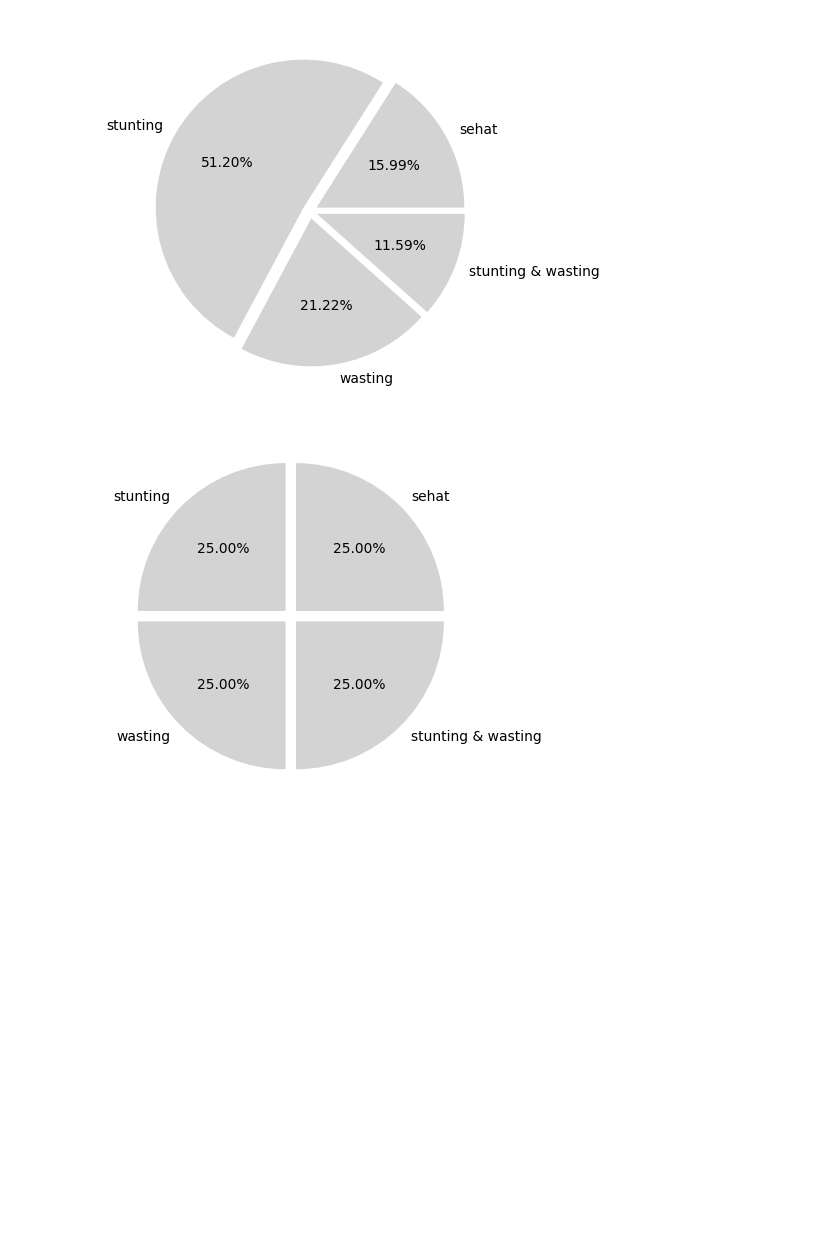
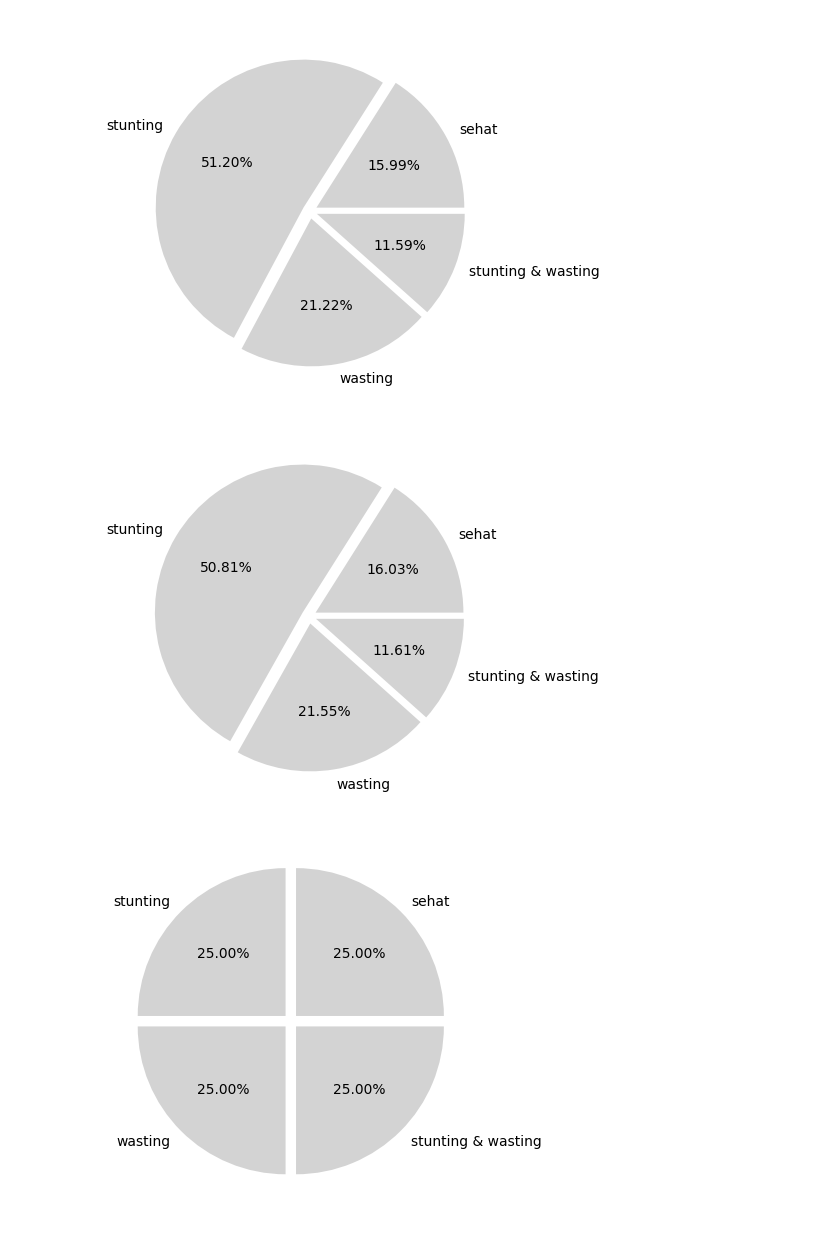
Before and after one commit to ChokitoHaskar/Project_ANN, a Jupyter notebook: Second-Try/pre-processing/transformation-data/transformation.ipynb, the cells around one changed output. Cells and saved outputs as stored; diff of their text form; code cells hidden in the pictures; blank space fills up the shorter version.

```diff
--- a/Second-Try/pre-processing/transformation-data/transformation.ipynb
+++ b/Second-Try/pre-processing/transformation-data/transformation.ipynb
@@ -155,6 +155,26 @@ fitur = dataset.loc[:, ['jenisKelamin', 'umur', 'beratBadan', 'tinggiBadan']]
 label = dataset.loc[:, ['label']]
 # bagi dataset menjadi 2 data, latih dan uji
 latih_fitur, uji_fitur, latih_target, uji_target = sk_split(fitur, label, test_size=0.20)
+# %%
+# hitung total persebaran
+totalSehat = latih_target.loc[latih_target.label == 0, 'label'].count()
+totalStunting = latih_target.loc[latih_target.label == 1, 'label'].count()
+totalWasting = latih_target.loc[latih_target.label == 2, 'label'].count()
+totalKeduanya = latih_target.loc[latih_target.label == 3, 'label'].count()
+
+# beri label tiap data
+labels = ['sehat', 'stunting', 'wasting', 'stunting & wasting']
+# beri spasi antar data
+explode = [0.05, 0.05, 0.05, 0.05]
+# beri warna setiap data
+colors = ['lightgray', 'lightgray', 'lightgray', 'lightgray']
+
+# visualisasikan ke matplot piechart
+fig, ax = plt.subplots()
+ax = plt.pie([totalSehat, totalStunting, totalWasting, totalKeduanya], explode=explode, labels=labels, colors=colors, autopct='%.2f%%')
+plt.show()
+# %% [output]
+[figure, added]
 # %%
 # menerapkan oversampling dengan SMOTE
 from imblearn.over_sampling import SMOTE
```
Also changed, not shown: 12 other files.
